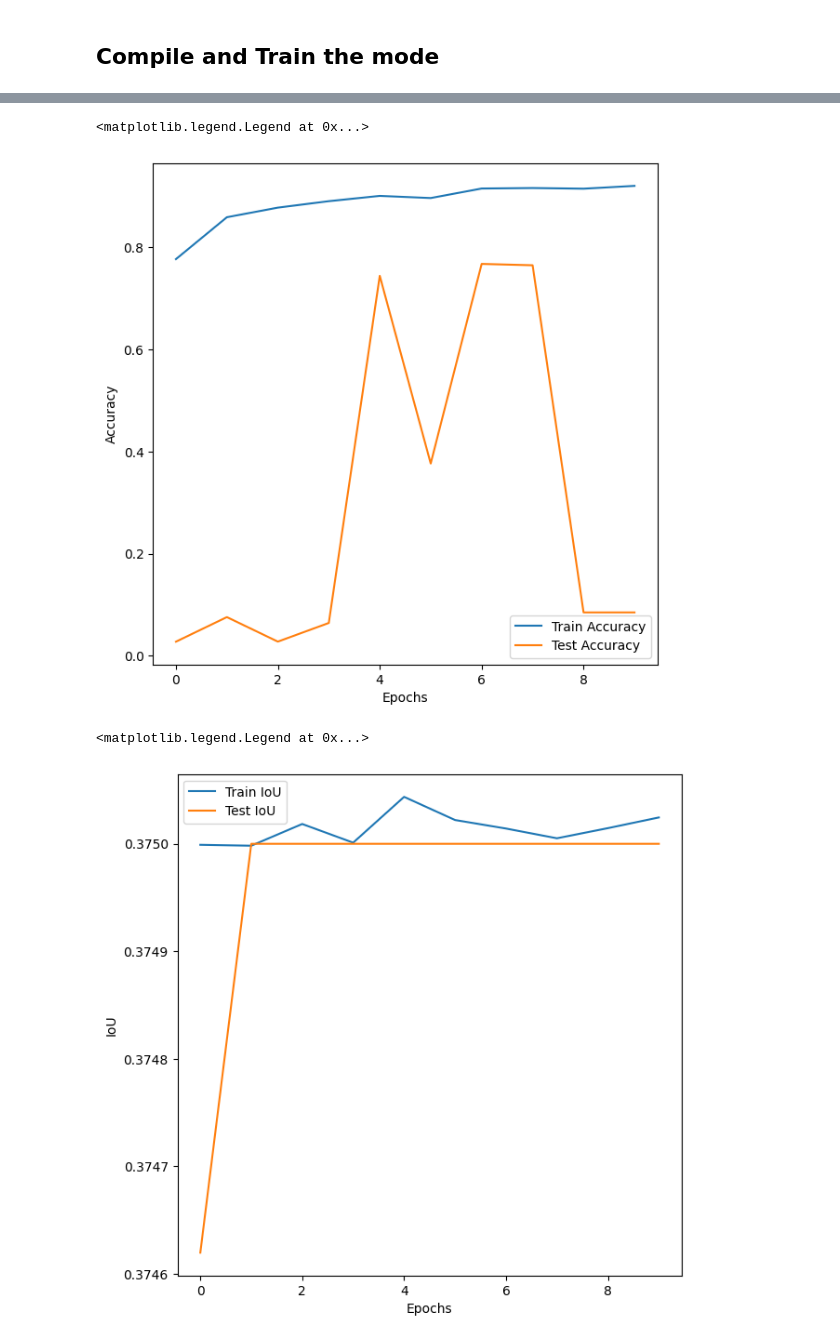
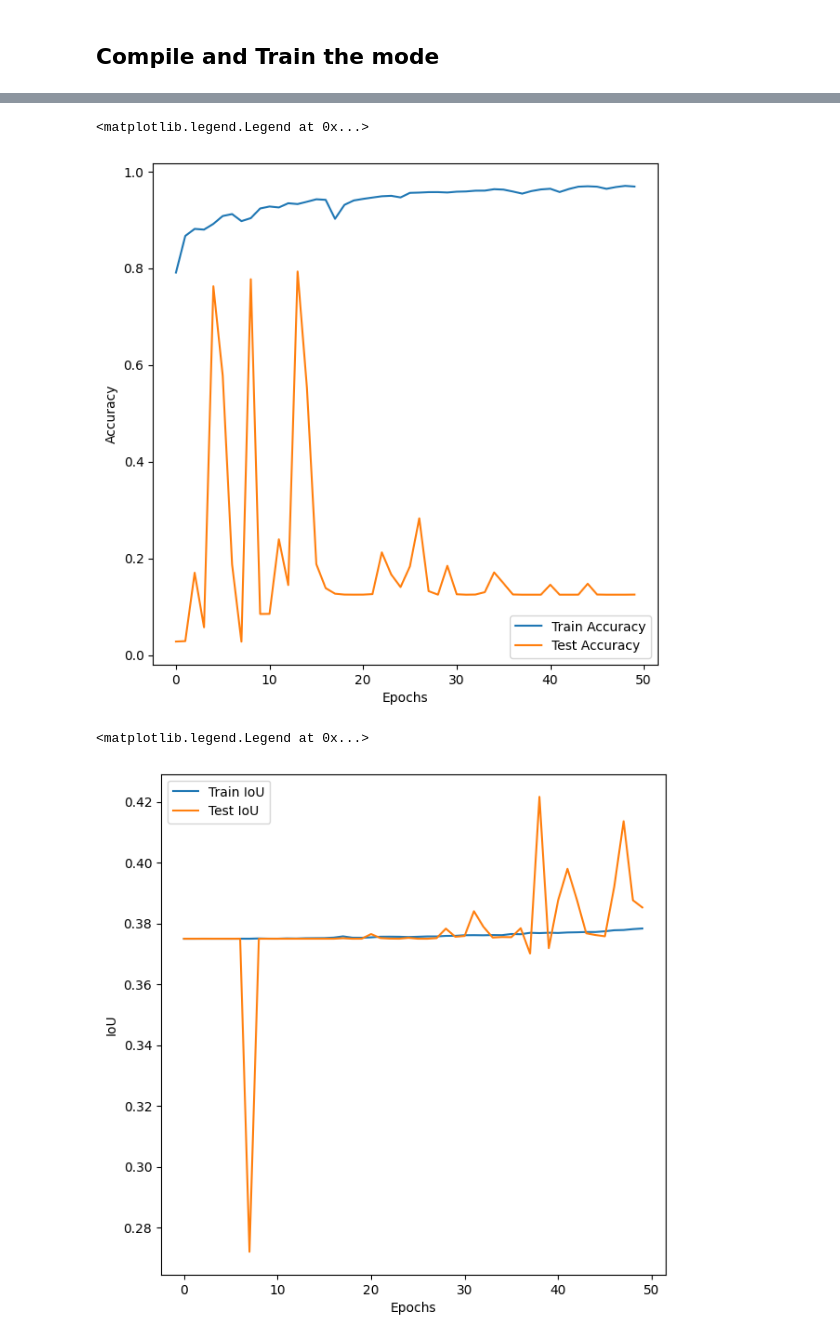
Before and after one commit to Weverton-Vitor/multiclass-semantic-segmentation-unet, a Jupyter notebook: multiclass_semantic_segmentation_with_tensorlfow_unet.ipynb, the cells around one changed output, grey strips where cells are left out. Cells and saved outputs as stored; diff of their text form; code cells hidden in the pictures.

Commit message:
train

```diff
--- a/multiclass_semantic_segmentation_with_tensorlfow_unet.ipynb
+++ b/multiclass_semantic_segmentation_with_tensorlfow_unet.ipynb
@@ -251,7 +251,7 @@ unet_model.compile(optimizer=Adam(learning_rate=1e-3),
 history = unet_model.fit(x=x_train,
                          y=train_masks_cat,
                          batch_size=32,
-                         epochs=10,
+                         epochs=50,
                          validation_data=(x_test, test_masks_cat),
                          class_weight=dict(enumerate(class_weights)))
 # %% [output]
@@ -314,14 +311,14 @@ plt.ylabel('Accuracy')
 plt.legend()
 # %% [output]
 <matplotlib.legend.Legend at 0x...>
-[figure, old version]
+[figure, new version]
 # %%
 plt.figure(figsize=(7,7))
-plt.plot(range(len(history.history['io_u'])), history.history['io_u'], label='Train IoU')
-plt.plot(range(len(history.history['val_io_u'])), history.history['val_io_u'], label='Test IoU')
+plt.plot(range(len(history.history['io_u_1'])), history.history['io_u_1'], label='Train IoU')
+plt.plot(range(len(history.history['val_io_u_1'])), history.history['val_io_u_1'], label='Test IoU')
 plt.xlabel('Epochs')
 plt.ylabel('IoU')
 plt.legend()
 # %% [output]
 <matplotlib.legend.Legend at 0x...>
-[figure, old version]
+[figure, new version]
```
Also changed, not shown: parts of 4 cells of this notebook.
